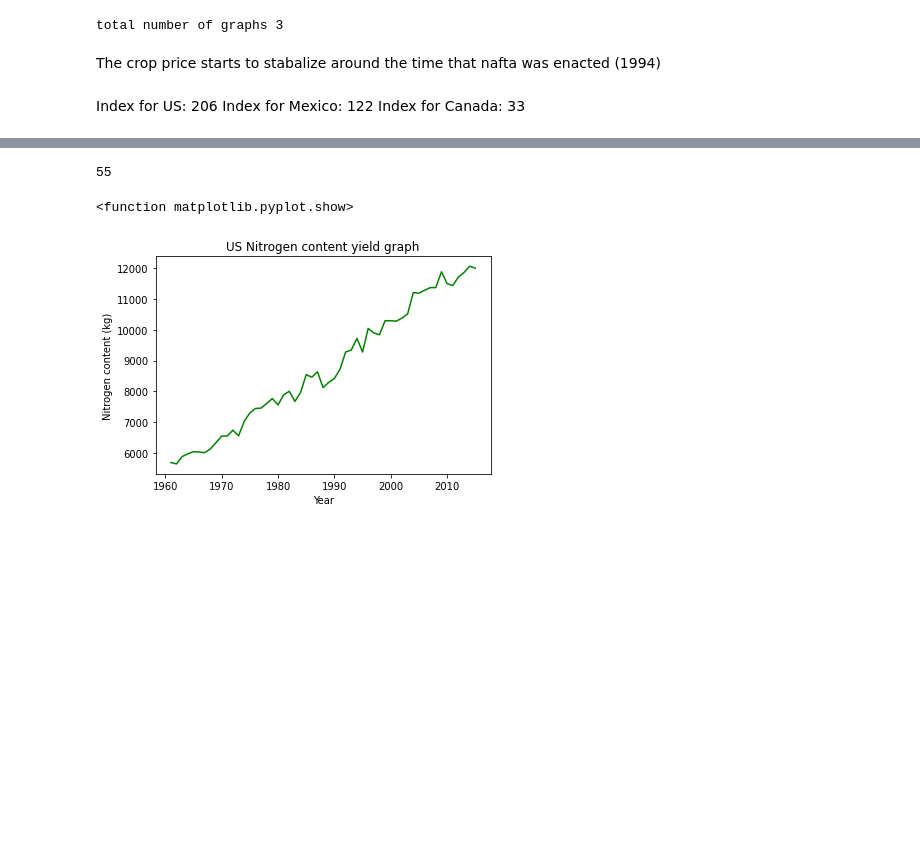
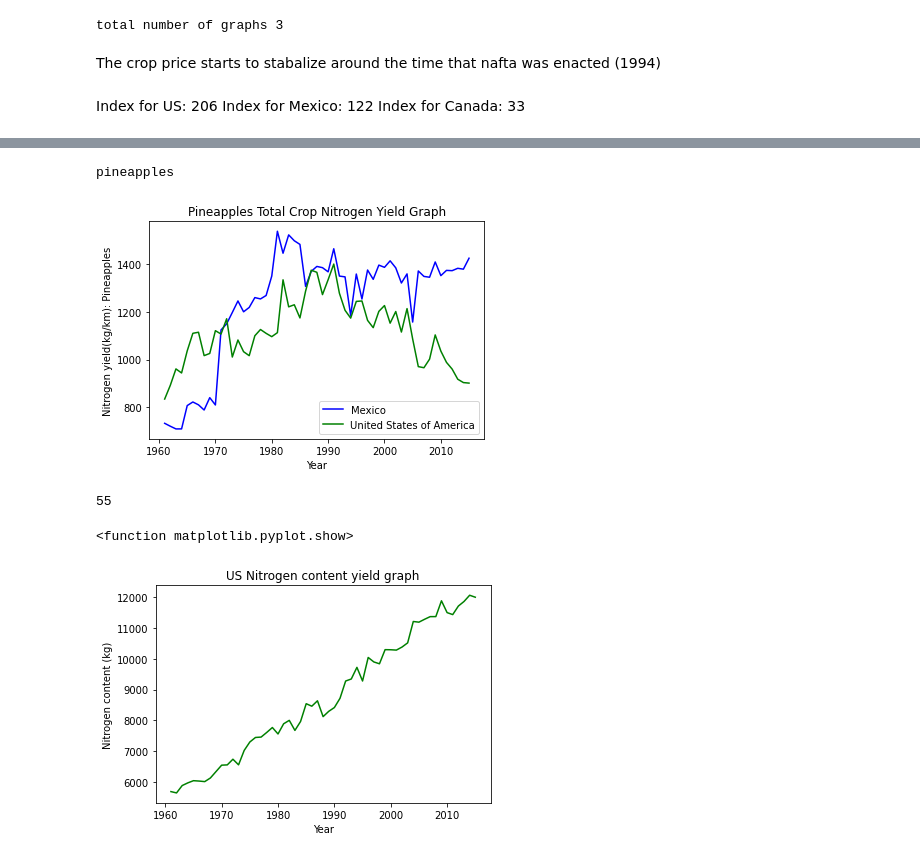
Before and after one commit to jfernandez37/495Project, a Jupyter notebook: Directed_consulting_495.ipynb, the cells around one changed output, grey strips where cells are left out. Saved outputs shown, nothing was run; the diff lists cells and outputs as text; code cells hidden in the pictures; blank space fills up the shorter version.

```diff
--- a/Directed_consulting_495.ipynb
+++ b/Directed_consulting_495.ipynb
@@ -130,3 +128,39 @@ apple
+# %%
+search=str(input())
+countriesID=[122,206]
+colors=['blue','green']
+gCount=0
+counter=0
+for j in countriesID:
+  coID=j
+  counter+=1
+  for i in range(len(stuff['Nyield_kgkm'][coID])):
+    cropID=i
+    cropName=str(stuff['FAOSTAT_CrName_FAO'][cropID])
+    testSplit=cropName.split("[")
+    cropName=testSplit[2].split("]")[0]
+    cropName=cropName.replace("'","")
+    coName=str(stuff['FAOSTAT_CoName_FAO'][coID])
+    testSplitCo=coName.split("[")
+    coName=testSplitCo[2].split("]")[0]
+    coName=coName.replace("'","")
+    #print(cropName)
+    if search.upper() in cropName.upper():
+    #if 1:
+      gCount+=1
+      y=stuff['Nyield_kgkm'][coID][cropID]
+      #print(len(stuff['Pr_Crop_US'][0][0]))
+      x=np.arange(1961,2016)
+      plt.figure(i)
+      plt.title(cropName+ " Total Crop Nitrogen Yield Graph")
+      plt.xlabel("Year")
+      plt.ylabel("Nitrogen yield(kg/km): " + cropName)
+      plt.plot(x,y,color=colors[counter-1],label=coName)
+      plt.legend()
+      plt.show
+# %% [output]
+pineapples
+[figure, added]
 # %%
 y=stuff['Nyield_kgkm'][206][124]
 print(len(stuff['Pr_Crop_US'][0][1]))
```
Also changed, not shown: parts of 2 cells of this notebook.
